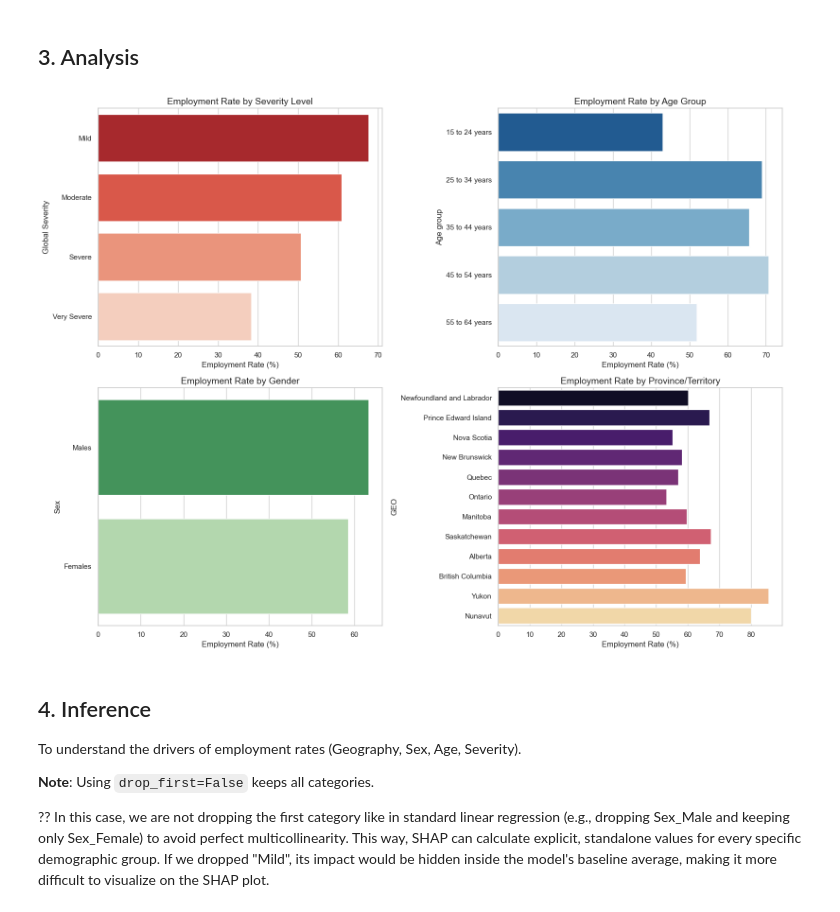
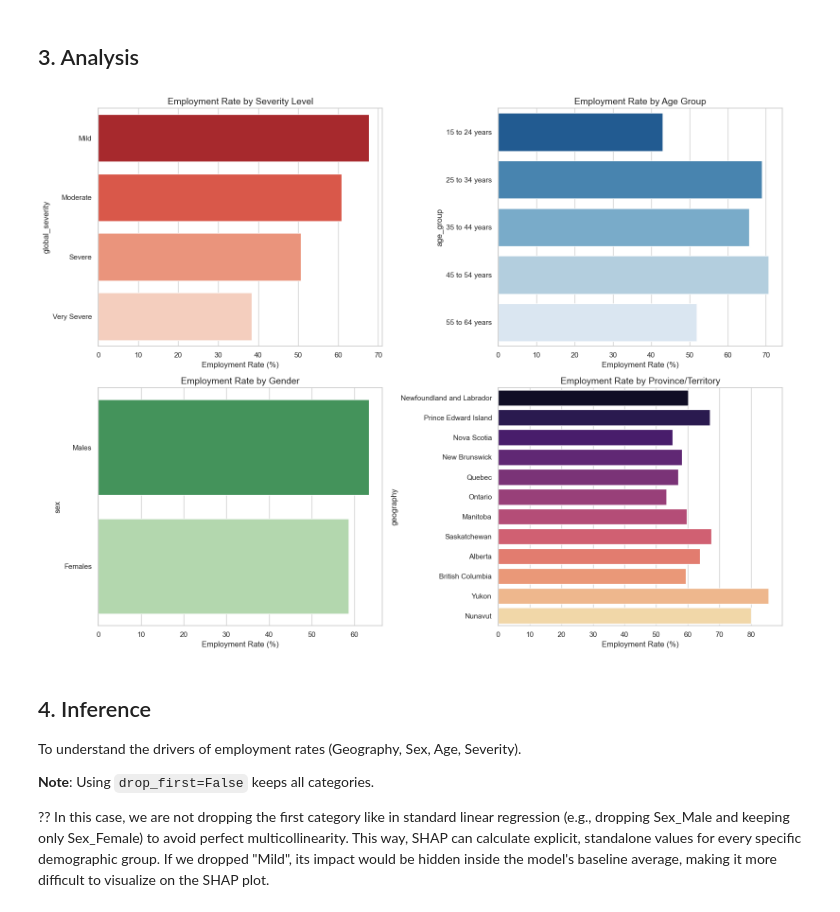
Before and after one commit to diverse-data-hub/diverse-data-hub.github.io, a Jupyter notebook: scripts/labour_force.ipynb, the cells around one changed output. Saved outputs shown, nothing was run; the diff lists cells and outputs as text; code cells hidden in the pictures.

```diff
--- a/scripts/labour_force.ipynb
+++ b/scripts/labour_force.ipynb
@@ -11,7 +11,7 @@ import seaborn as sns
 # %%
 # Load data
 
-labour_force = pd.read_csv("../data/raw/labour_force/13100348.csv")
+labour_force = pd.read_csv("../data/raw/labour_force/labourforcewithdisabilities.csv")
 labour_force.head()
 # %% [output]
 |  | REF_DATE | GEO | DGUID | Sex | Age group | Disability type | Global Severity | Labour force status | ... |
@@ -287,6 +294,7 @@ filter_labour_force.head()
 # %%
 columns_to_drop = ['REF_DATE',
                    'DGUID',
+                   'UOM',
                    'UOM_ID',
                    'SCALAR_FACTOR',
                    'SCALAR_ID',
@@ -294,7 +302,8 @@ columns_to_drop = ['REF_DATE',
                    'COORDINATE',
                    'SYMBOL',
                    'TERMINATED',
-                   'DECIMALS']
+                   'DECIMALS',
+                   'STATUS']
 
 clean_labour_force = filter_labour_force.drop(columns=columns_to_drop)
 # %%
@@ -361,0 +378,12 @@ clean_labour_force.groupby('Disability type')['VALUE'].sum().reset_index()
+# %%
+column_names = {
+    'GEO' : 'geography',
+    'Sex' : 'sex',
+    'Age group' : 'age_group',
+    'Disability type' : 'disability_type',
+    'Global Severity' : 'global_severity',
+    'Labour force status' : 'labour_force_status',
+    'VALUE' : 'value'
+}
+clean_labour_force = clean_labour_force.rename(columns = column_names)
+clean_labour_force.head()
@@ -384,38 +420,38 @@ Final cleaned dataset rows: 4343
 # %%
 # Focus only on Employment Rate and all disability types (can also explore specific disabilities in the future as well)
 employment_rate = clean_labour_force[
-    (clean_labour_force['Labour force status'] == 'Employment Rate') &
-    (clean_labour_force['Disability type'] == 'All disability types')
+    (clean_labour_force['labour_force_status'] == 'Employment Rate') &
+    (clean_labour_force['disability_type'] == 'All disability types')
 ].copy()
 
 # Set the visual style
 sns.set_theme(style="whitegrid")
 fig, axes = plt.subplots(2, 2, figsize=(16, 12))
 
 # 1. Severity Driver
-sns.barplot(data=employment_rate, x='VALUE', y='Global Severity', hue='Global Severity', ax=axes[0,0], errorbar=None, palette="Reds_r", legend=False)
+sns.barplot(data=employment_rate, x='value', y='global_severity', hue='global_severity', ax=axes[0,0], errorbar=None, palette="Reds_r", legend=False)
 axes[0,0].set_title('Employment Rate by Severity Level', fontsize=14)
 axes[0,0].set_xlabel('Employment Rate (%)')
 
 # 2. Age Driver
-sns.barplot(data=employment_rate, x='VALUE', y='Age group', hue='Age group', ax=axes[0,1], errorbar=None, palette="Blues_r", legend=False)
+sns.barplot(data=employment_rate, x='value', y='age_group', hue='age_group', ax=axes[0,1], errorbar=None, palette="Blues_r", legend=False)
 axes[0,1].set_title('Employment Rate by Age Group', fontsize=14)
 axes[0,1].set_xlabel('Employment Rate (%)')
 
 # 3. Gender Driver
-sns.barplot(data=employment_rate, x='VALUE', y='Sex', hue='Sex', ax=axes[1,0], errorbar=None, palette="Greens_r", legend=False)
+sns.barplot(data=employment_rate, x='value', y='sex', hue='sex', ax=axes[1,0], errorbar=None, palette="Greens_r", legend=False)
 axes[1,0].set_title('Employment Rate by Gender', fontsize=14)
 axes[1,0].set_xlabel('Employment Rate (%)')
 
 # 4. Location Driver
-sns.barplot(data=employment_rate, x='VALUE', y='GEO', hue='GEO', ax=axes[1,1], errorbar=None, palette="magma", legend=False)
+sns.barplot(data=employment_rate, x='value', y='geography', hue='geography', ax=axes[1,1], errorbar=None, palette="magma", legend=False)
 axes[1,1].set_title('Employment Rate by Province/Territory', fontsize=14)
 axes[1,1].set_xlabel('Employment Rate (%)')
 
 plt.tight_layout()
 plt.show()
 # %% [output]
-[figure, old version]
+[figure, new version]
 # %% [markdown]
 ## 4. Inference
 
```
Also changed, not shown: parts of 14 cells of this notebook, 4 other files.
